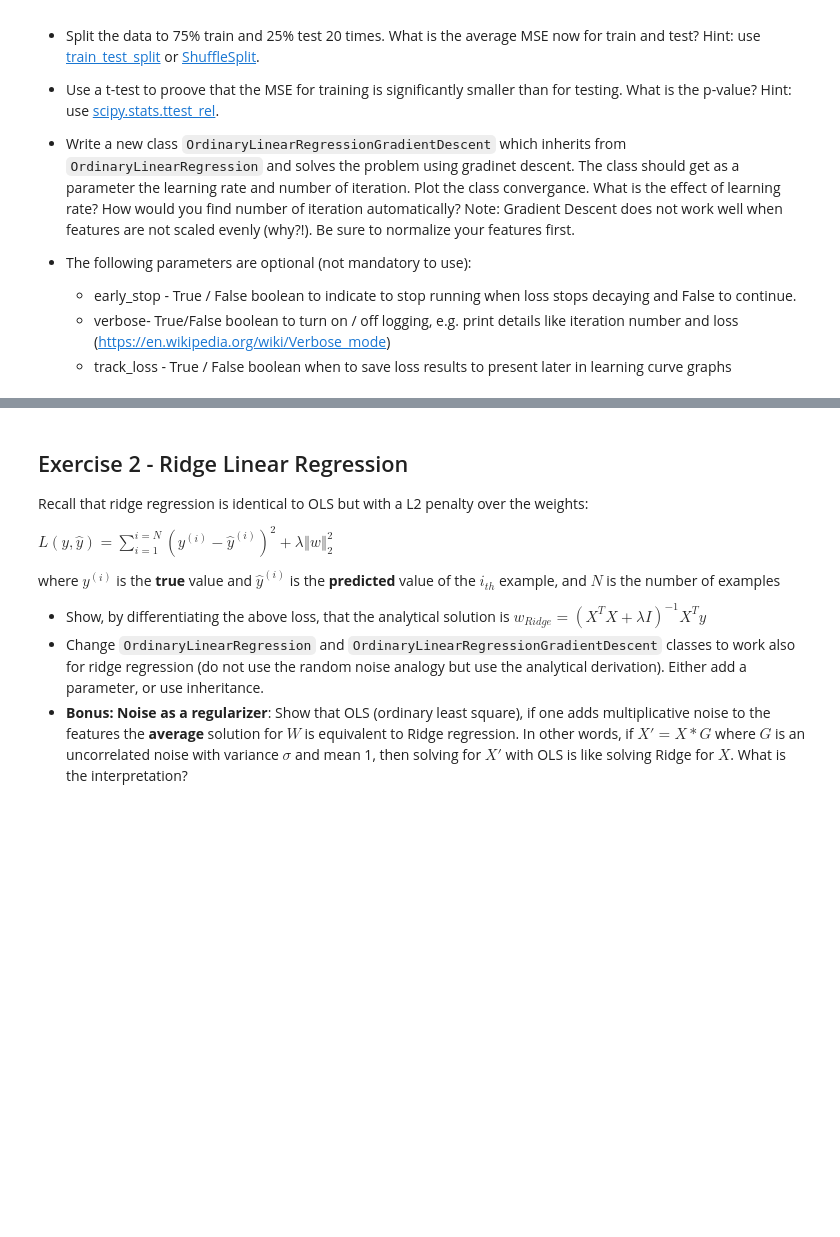
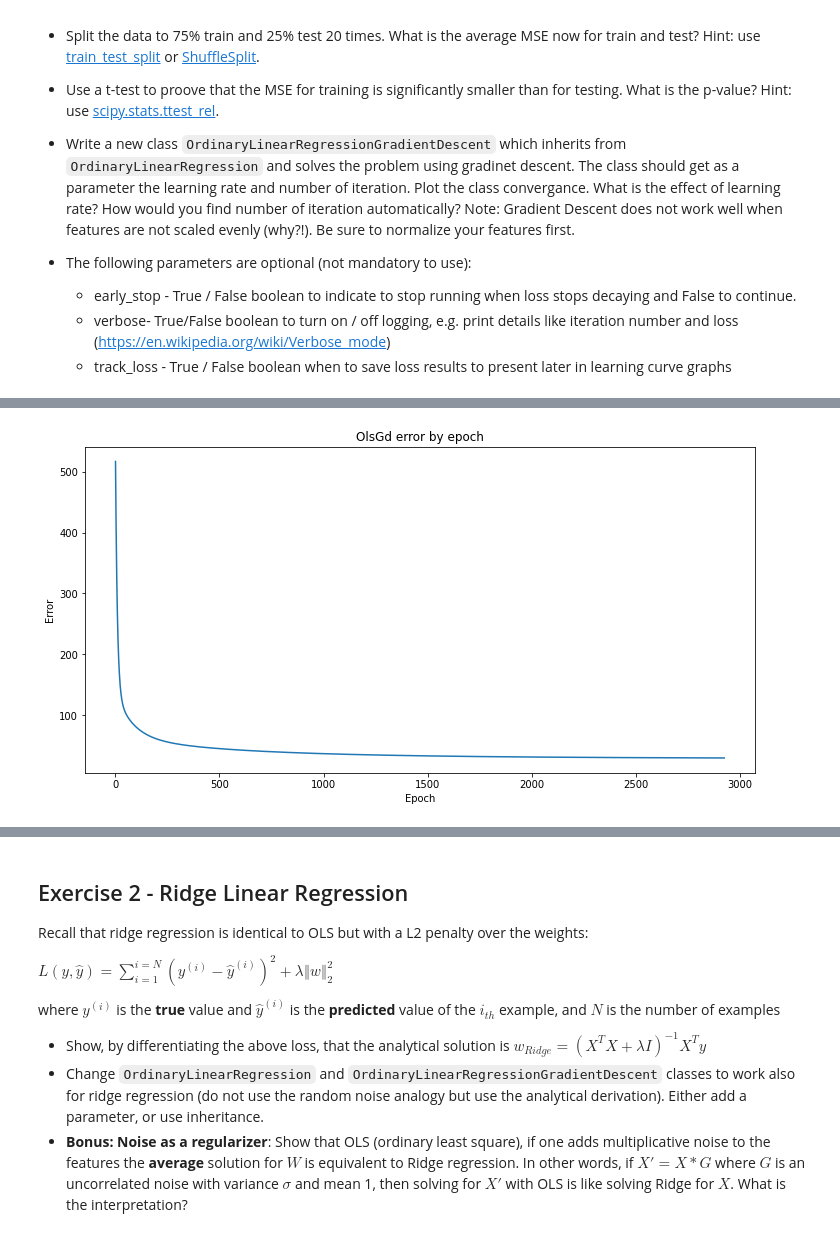
Before and after one commit to galborabia/regression, a Jupyter notebook: Regression_&_Regularization_Exercise.ipynb, the cells around one changed output, grey strips where cells are left out. Saved outputs shown, nothing was run; the diff lists cells and outputs as text; code cells hidden in the pictures; blank space fills up the shorter version.

```diff
--- a/Regression_&_Regularization_Exercise.ipynb
+++ b/Regression_&_Regularization_Exercise.ipynb
@@ -159,0 +302,8 @@ class OlsGd(Ols):
+# %%
+plt.figure(figsize=(12,6))
+sns.lineplot(y=olsgd.loss_history, x=np.arange(1,len(olsgd.loss_history)+1))
+plt.xlabel("Epoch")
+plt.ylabel("Error")
+plt.title("OlsGd error by epoch");
+# %% [output]
+[figure, added]
```
Also changed, not shown: parts of 20 cells of this notebook.
